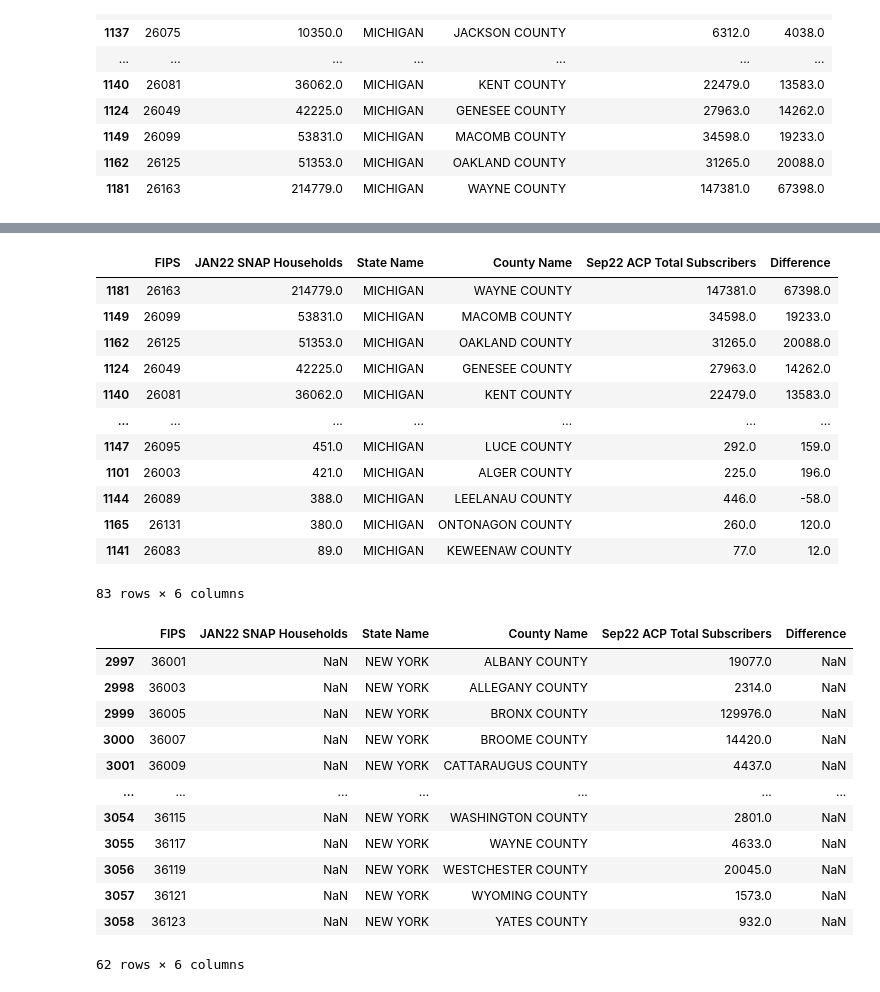
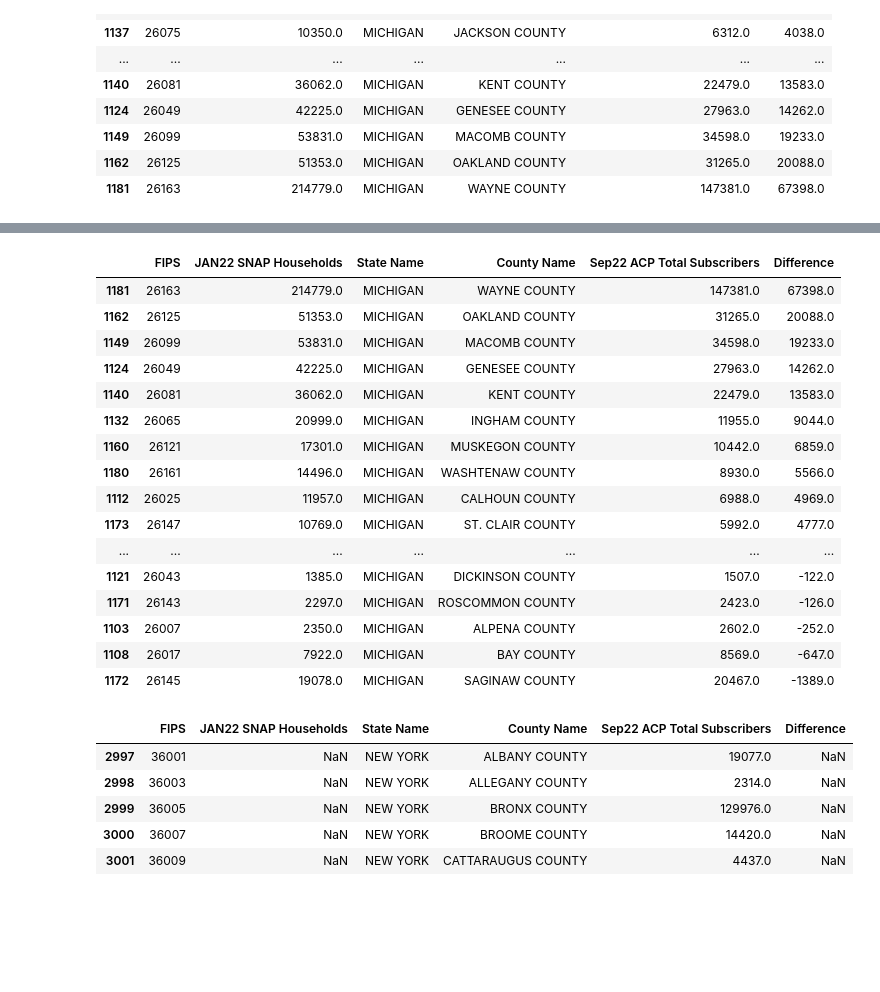
Before and after one commit to datakind/BDT_DataDive_Dec22, a Jupyter notebook: notebooks/ACP Uptake vs SNAP Uptake Latest Data.ipynb, the cells around one changed output, grey strips where cells are left out. Drawn from its saved outputs; the diff is of its cells as text; code cells hidden in the pictures; blank space fills up the shorter version.

Commit message:
Update ACP Uptake vs SNAP Uptake Latest Data.ipynb
Created tables for all BDT States

```diff
--- a/notebooks/ACP Uptake vs SNAP Uptake Latest Data.ipynb
+++ b/notebooks/ACP Uptake vs SNAP Uptake Latest Data.ipynb
@@ -17,6 +17,8 @@ Geography: BDT currently operates in these 7 states- Colorado, Maryland, Michiga
 # %%
 #import libraries
 import pandas as pd
+# %%
+pd.set_option('display.max_rows', None)
 # %%
 #import data
 acp=pd.read_excel ('../data-sources/acp/ACP-Households-by-County-January-September-2022.xlsx',dtype={'State FIPS': object}) #acp data
@@ -528,21 +538,25 @@ df[df['State Name']=='MARYLAND'].sort_values(by=['JAN22 SNAP Households'],ascend
 # %%
-df[df['State Name']=='MICHIGAN'].sort_values(by=['JAN22 SNAP Households'],ascending=False)
+df[df['State Name']=='MICHIGAN'].sort_values(by=['Difference'],ascending=False)
 # %% [output]
 |  | FIPS | JAN22 SNAP Households | State Name | County Name | Sep22 ACP Total Subscribers | Difference |
 | 1181 | 26163 | 214779.0 | MICHIGAN | WAYNE COUNTY | 147381.0 | 67398.0 |
+| 1162 | 26125 | 51353.0 | MICHIGAN | OAKLAND COUNTY | 31265.0 | 20088.0 |
 | 1149 | 26099 | 53831.0 | MICHIGAN | MACOMB COUNTY | 34598.0 | 19233.0 |
-| 1162 | 26125 | 51353.0 | MICHIGAN | OAKLAND COUNTY | 31265.0 | 20088.0 |
 | 1124 | 26049 | 42225.0 | MICHIGAN | GENESEE COUNTY | 27963.0 | 14262.0 |
 | 1140 | 26081 | 36062.0 | MICHIGAN | KENT COUNTY | 22479.0 | 13583.0 |
+| 1132 | 26065 | 20999.0 | MICHIGAN | INGHAM COUNTY | 11955.0 | 9044.0 |
+| 1160 | 26121 | 17301.0 | MICHIGAN | MUSKEGON COUNTY | 10442.0 | 6859.0 |
+| 1180 | 26161 | 14496.0 | MICHIGAN | WASHTENAW COUNTY | 8930.0 | 5566.0 |
+| 1112 | 26025 | 11957.0 | MICHIGAN | CALHOUN COUNTY | 6988.0 | 4969.0 |
+| 1173 | 26147 | 10769.0 | MICHIGAN | ST. CLAIR COUNTY | 5992.0 | 4777.0 |
 | ... | ... | ... | ... | ... | ... | ... |
-| 1147 | 26095 | 451.0 | MICHIGAN | LUCE COUNTY | 292.0 | 159.0 |
-| 1101 | 26003 | 421.0 | MICHIGAN | ALGER COUNTY | 225.0 | 196.0 |
-| 1144 | 26089 | 388.0 | MICHIGAN | LEELANAU COUNTY | 446.0 | -58.0 |
-| 1165 | 26131 | 380.0 | MICHIGAN | ONTONAGON COUNTY | 260.0 | 120.0 |
-| 1141 | 26083 | 89.0 | MICHIGAN | KEWEENAW COUNTY | 77.0 | 12.0 |
+| 1121 | 26043 | 1385.0 | MICHIGAN | DICKINSON COUNTY | 1507.0 | -122.0 |
+| 1171 | 26143 | 2297.0 | MICHIGAN | ROSCOMMON COUNTY | 2423.0 | -126.0 |
+| 1103 | 26007 | 2350.0 | MICHIGAN | ALPENA COUNTY | 2602.0 | -252.0 |
+| 1108 | 26017 | 7922.0 | MICHIGAN | BAY COUNTY | 8569.0 | -647.0 |
+| 1172 | 26145 | 19078.0 | MICHIGAN | SAGINAW COUNTY | 20467.0 | -1389.0 |
-83 rows × 6 columns
 # %%
-df[df['State Name']=='NEW YORK'].sort_values(by=['Difference'],ascending=False)
+df[df['State Name']=='NEW YORK'].sort_values(by=['Difference'],ascending=False).head(5)
 # %% [output]
 |  | FIPS | JAN22 SNAP Households | State Name | County Name | Sep22 ACP Total Subscribers | Difference |
 | 2997 | 36001 | NaN | NEW YORK | ALBANY COUNTY | 19077.0 | NaN |
@@ -550,11 +564,4 @@ df[df['State Name']=='NEW YORK'].sort_values(by=['Difference'],ascending=False)
 | 2999 | 36005 | NaN | NEW YORK | BRONX COUNTY | 129976.0 | NaN |
 | 3000 | 36007 | NaN | NEW YORK | BROOME COUNTY | 14420.0 | NaN |
 | 3001 | 36009 | NaN | NEW YORK | CATTARAUGUS COUNTY | 4437.0 | NaN |
-| ... | ... | ... | ... | ... | ... | ... |
-| 3054 | 36115 | NaN | NEW YORK | WASHINGTON COUNTY | 2801.0 | NaN |
-| 3055 | 36117 | NaN | NEW YORK | WAYNE COUNTY | 4633.0 | NaN |
-| 3056 | 36119 | NaN | NEW YORK | WESTCHESTER COUNTY | 20045.0 | NaN |
-| 3057 | 36121 | NaN | NEW YORK | WYOMING COUNTY | 1573.0 | NaN |
-| 3058 | 36123 | NaN | NEW YORK | YATES COUNTY | 932.0 | NaN |
-62 rows × 6 columns
 # %%
```
Also changed, not shown: parts of 5 cells of this notebook.
